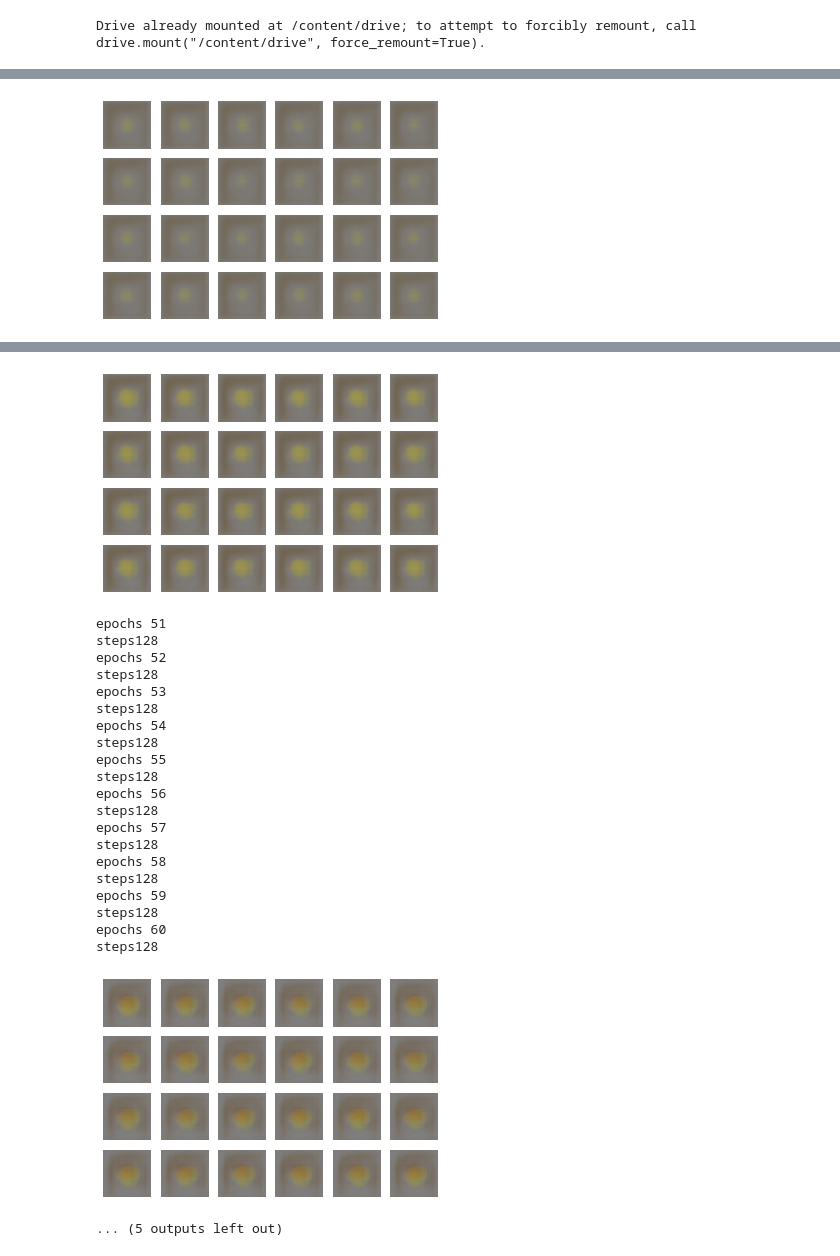
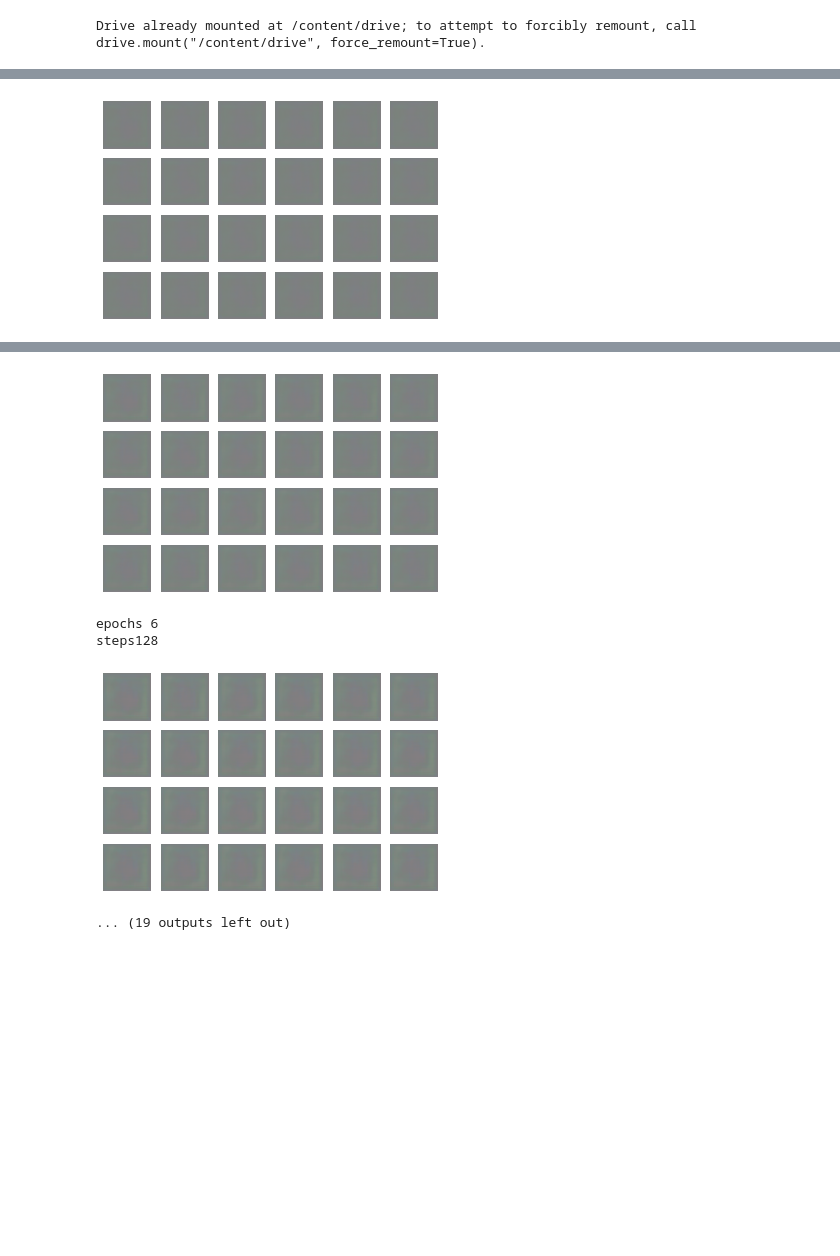
Before and after one commit to T-Yamaguch/WGAN, a Jupyter notebook: WGAN.ipynb, the cells around one changed output, grey strips where cells are left out. Drawn from its saved outputs; the diff is of its cells as text; code cells hidden in the pictures; blank space fills up the shorter version.

```diff
--- a/WGAN.ipynb
+++ b/WGAN.ipynb
@@ -206,7 +206,7 @@ class Discriminator():
     x = Conv2D(filter_num, self.kernel_size, padding = 'same', kernel_regularizer= self.kernel_regularizer)(x)
     # x = BatchNormalization(trainable=True)(x)
     x = ReLU()(x)
-    # x = dense_block(512, kernel_regularizer= self.kernel_regularizer)(x)
+    x = dense_block(64, kernel_regularizer= self.kernel_regularizer)(x)
 
     # x1 = Dense(1)(x)
     # x1 = Activation('tanh')(x1)
@@ -402,7 +402,7 @@ class WGAN():
       gen_outputs = self.disc(gen_imgs, training=False)
 
       _, g_loss = self.wasserstein_loss(ori_outputs, gen_outputs)
-      self.g_history.append(g_loss)
+      self.g_temp.append(g_loss)
 
     gradients_of_gen = gen_tape.gradient(g_loss, self.gen.trainable_variables)
     self.gen_optimizer.apply_gradients(zip(gradients_of_gen, self.gen.trainable_variables))
@@ -417,7 +417,7 @@ class WGAN():
       gen_outputs = self.disc(gen_imgs, training=True)
 
       d_loss, _ = self.wasserstein_loss(ori_outputs, gen_outputs)
-      self.d_history.append(d_loss)
+      self.d_temp.append(d_loss)
 
     gradients_of_disc = disc_tape.gradient(d_loss, self.disc.trainable_variables)
     self.disc_optimizer.apply_gradients(zip(gradients_of_disc, self.disc.trainable_variables))
@@ -437,11 +437,9 @@ class WGAN():
     plt.close('all')
 
   def loss_vis(self):
-    plt.plot(self.g_history, 'b')
-    plt.savefig('drive/My Drive/WGAN/loss/g_loss.png')
-    plt.close('all')
-    plt.plot(self.d_history, 'r')
-    plt.savefig('drive/My Drive/WGAN/loss/d_loss.png')
+    plt.plot(self.g_history, 'b', self.d_history, 'r')
+    plt.title('blue: g  red: d')
+    plt.savefig('drive/My Drive/WGAN/loss/gan_loss.png')
     plt.close('all')
     # plt.plot(self.endec_history)
     # plt.savefig('drive/My Drive/WGAN/loss/endec_loss.png')
@@ -450,6 +448,8 @@ class WGAN():
   def __call__(self):
     s_1 =tf.random.uniform([24, self.code_num], minval=0, maxval=1, dtype=tf.dtypes.float32)
     image_loader = self.image_preparation(self.train_filenames, self.batch_size, self.train_steps)
+    self.d_temp = []
+    self.g_temp = []
 
     [w.assign(tf.clip_by_value(w, -0.01, 0.01)) for w in self.disc.variables]
     for n in range(self.start_epoch, self.train_epochs+1):
@@ -468,6 +468,11 @@ class WGAN():
         if steps % self.n_critics == 0:
           self.g_train(imgs, n)
 
+      self.d_history.append(sum(self.d_temp)/len(self.d_temp))
+      self.g_history.append(sum(self.g_temp)/len(self.g_temp))
+      self.d_temp = []
+      self.g_temp = []
+
       if n % self.image_epochs == 0:
         self.visualise_batch(s_1, n)
         self.loss_vis()
@@ -483,10 +488,10 @@ if __name__ == '__main__':
            train_epochs = 10000,
            train_steps = 128,
            checkpoint_epochs = 100,
-           image_epochs = 10,
+           image_epochs = 1,
            start_epoch = 1,
-           optimizer = RMSprop(lr=1E-4),
-           n_critics = 128
+           optimizer = RMSprop(lr=1E-5),
+           n_critics = 8
            )
   a()
 # %% [output]
@@ -597,23 +512,5 @@ steps128
-[figure, old version]
+[figure, new version]
-epochs 51
+epochs 6
 steps128
-epochs 52
-steps128
-epochs 53
-steps128
-epochs 54
-steps128
-epochs 55
-steps128
-epochs 56
-steps128
-epochs 57
-steps128
-epochs 58
-steps128
-epochs 59
-steps128
-epochs 60
-steps128
-[figure, old version]
+[figure, new version]
-... (5 outputs left out)
+... (19 outputs left out)
```
Also changed, not shown: parts of 2 cells of this notebook.
